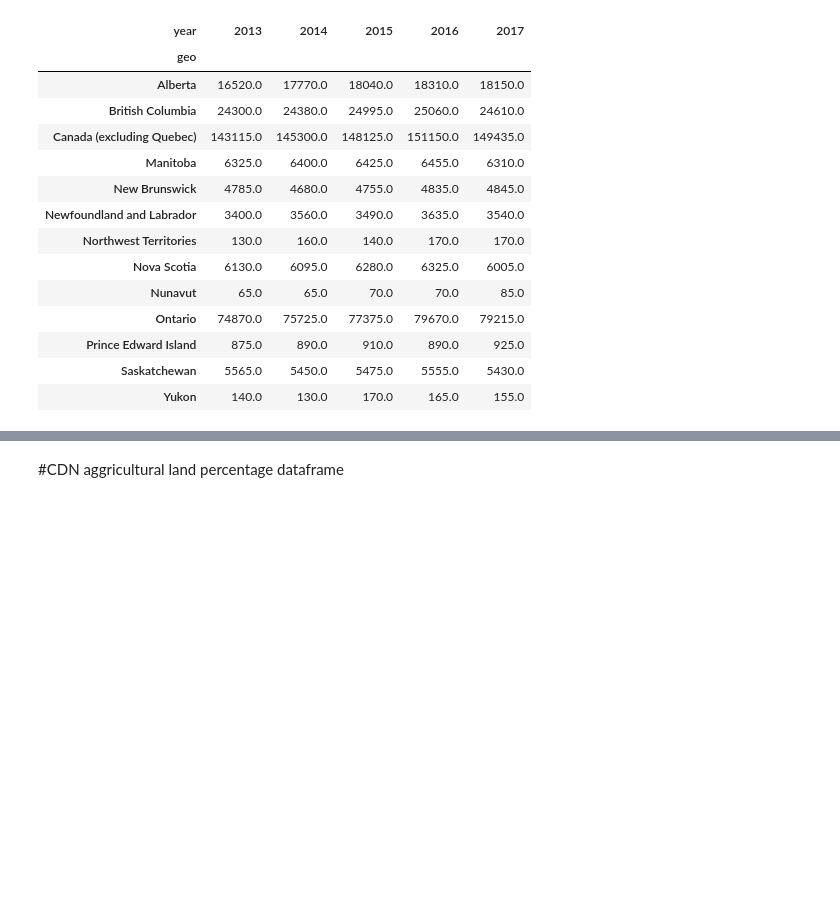
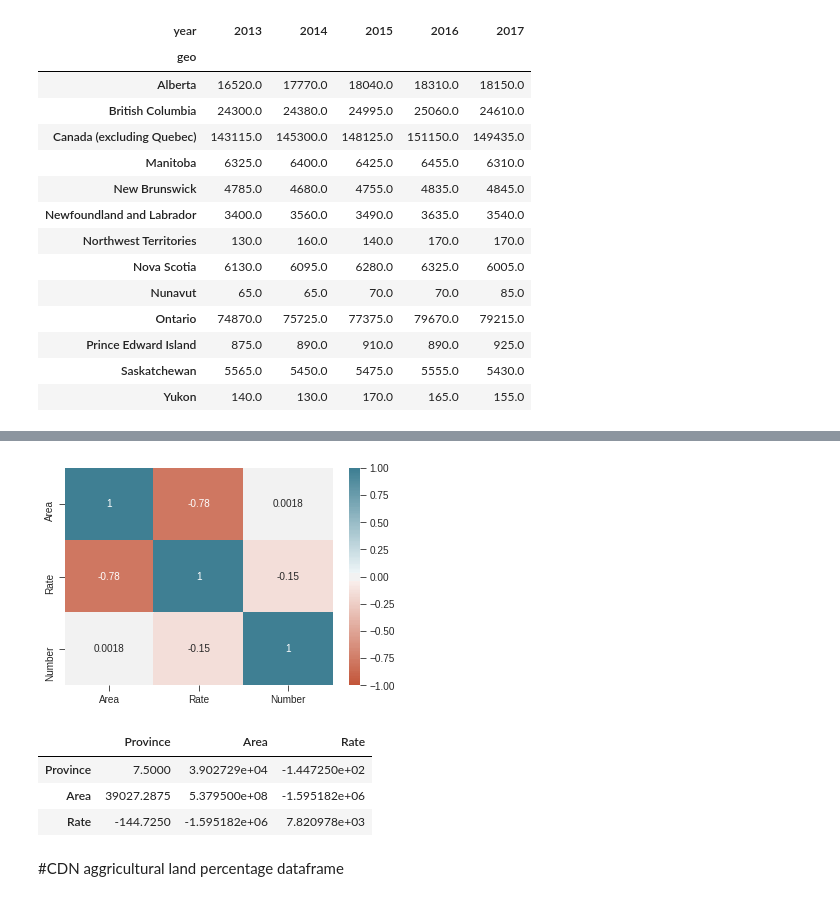
Before and after one commit to Vanagand/DS-Unit-1-Build, a Jupyter notebook: DS_Unit_1_Build.ipynb, the cells around one changed output, grey strips where cells are left out. Cells and saved outputs as stored; diff of their text form; code cells hidden in the pictures; blank space fills up the shorter version.

```diff
--- a/DS_Unit_1_Build.ipynb
+++ b/DS_Unit_1_Build.ipynb
@@ -417,3 +488,22 @@ cancer_pivot
+# %%
+corr = heat_df.corr()
+ax = sns.heatmap(
+    corr,
+    vmin=-1, vmax=1, center=0,
+    cmap=sns.diverging_palette(20, 220, n=200),
+    square=False, annot=True
+);
+
+# plt.savefig("cdn_cancer_area_heat.png", bbox_inches='tight', facecolor='#F7F2EC', dpi=300)
+# %% [output]
+[figure, added]
+# %%
+heat_df.cov()
+# %% [output]
+|  | Province | Area | Rate |
+| Province | 7.5000 | 3.902729e+04 | -1.447250e+02 |
+| Area | 39027.2875 | 5.379500e+08 | -1.595182e+06 |
+| Rate | -144.7250 | -1.595182e+06 | 7.820978e+03 |
 # %% [markdown]
 #CDN aggricultural land percentage dataframe
 # %%
```
Also changed, not shown: parts of 11 cells of this notebook.
